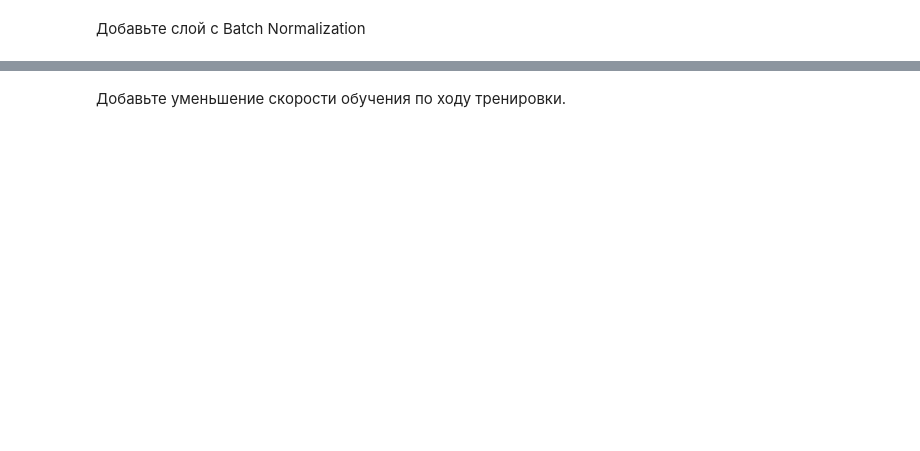
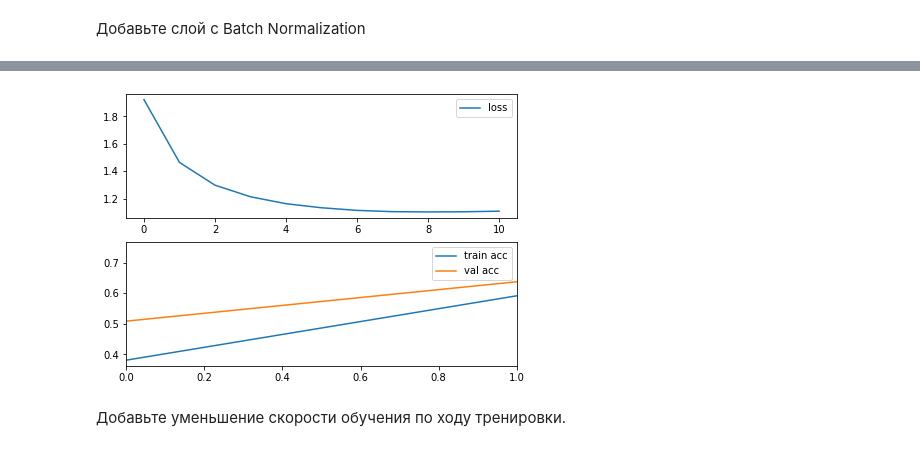
Before and after one commit to SpIIIII/layman-s-Deep-Learning-, a Jupyter notebook: assignments/assignment2/PyTorch.ipynb, the cells around one changed output, grey strips where cells are left out. Saved outputs shown, nothing was run; the diff lists cells and outputs as text; code cells hidden in the pictures; blank space fills up the shorter version.

```diff
--- a/assignments/assignment2/PyTorch.ipynb
+++ b/assignments/assignment2/PyTorch.ipynb
@@ -196,7 +211,15 @@ loss_history, train_history, val_history = train_model(nn_model, train_loader, v
 # Hint: check out torch.nn.BatchNorm1d
 
 nn_model = nn.Sequential(
+            Flattener(),
+            nn.Linear(3*32*32, 100),
+            nn.ReLU(inplace=True),
+            nn.BatchNorm1d(100),
+            nn.Linear(100, 100),
+            nn.BatchNorm1d(100),
+            nn.Linear(100, 10),
          )
 
 optimizer = optim.SGD(nn_model.parameters(), lr=1e-3, weight_decay=1e-1)
-loss_history, train_history, val_history = train_model(nn_model, train_loader, val_loader, loss, optimizer, 5)
+loss_history, train_history, val_history = train_model(nn_model, train_loader, val_loader, loss, optimizer, 11)
+# %% [output]
@@ -203,3 +237,4 @@ loss_history, train_history, val_history = train_model(nn_model, train_loader, v
+[figure, added]
 # %% [markdown]
 Добавьте уменьшение скорости обучения по ходу тренировки.
 # %%
```
Also changed, not shown: parts of 11 cells of this notebook, 5 other files.
